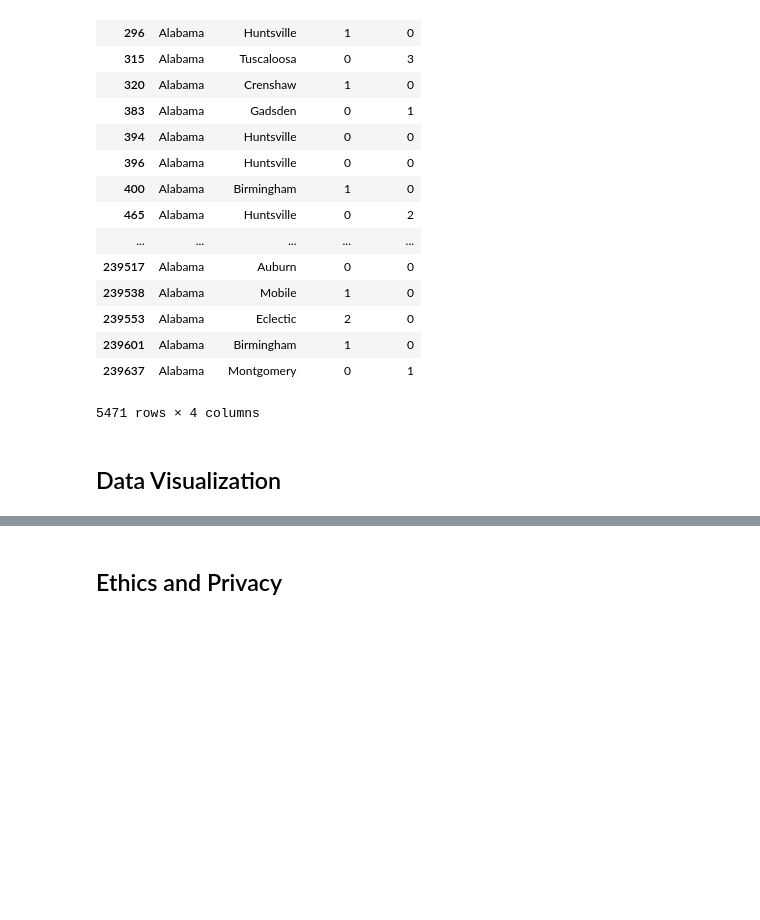
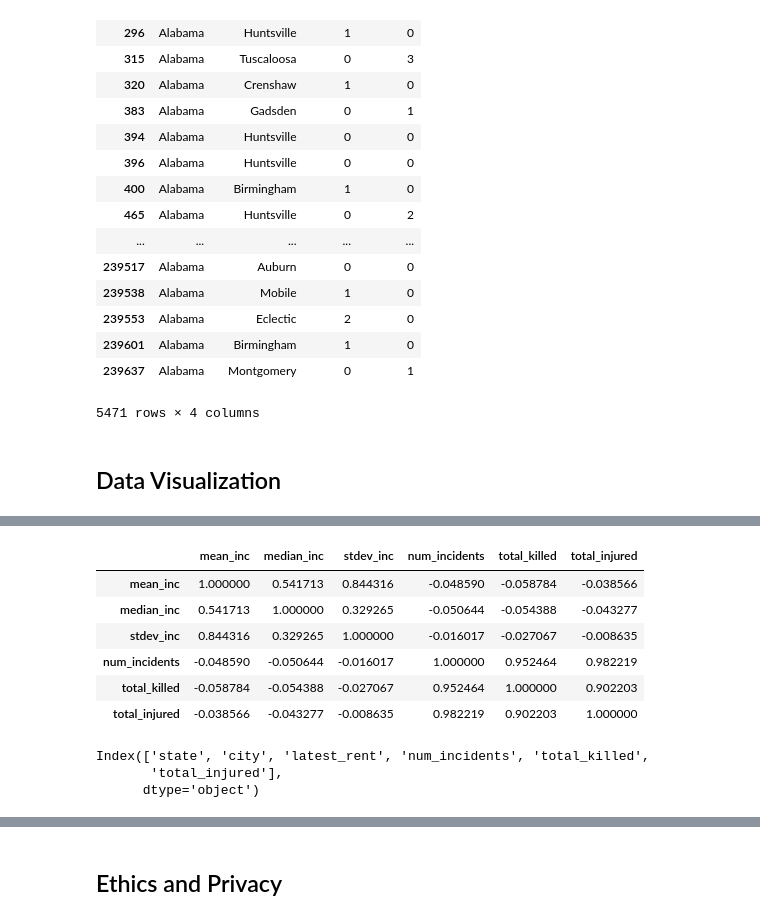
Before and after one commit to jcloo/COGS108_Final_2019, a Jupyter notebook: FinalProject.ipynb, the cells around one changed output, grey strips where cells are left out. Saved outputs shown, nothing was run; the diff lists cells and outputs as text; code cells hidden in the pictures; blank space fills up the shorter version.

Commit message:
added correlation computation for the two dataset merges

```diff
--- a/FinalProject.ipynb
+++ b/FinalProject.ipynb
@@ -220,0 +249,5 @@ py.iplot(fig, filename = 'test-choropleth-map')
+# %%
+#extract numeric data from city metrics and cast to int
+income_vs_incidents = city_metrics[['mean_inc', 'median_inc', 'stdev_inc', 'num_incidents', 'total_killed', 'total_injured']]
+income_vs_incidents = income_vs_incidents.astype('int64')
+income_vs_incidents.head()
@@ -220,0 +261,18 @@ py.iplot(fig, filename = 'test-choropleth-map')
+# %%
+#compute correlation matrix
+income_vs_incidents_corrs = income_vs_incidents.corr()
+income_vs_incidents_corrs
+# %% [output]
+|  | mean_inc | median_inc | stdev_inc | num_incidents | total_killed | total_injured |
+| mean_inc | 1.000000 | 0.541713 | 0.844316 | -0.048590 | -0.058784 | -0.038566 |
+| median_inc | 0.541713 | 1.000000 | 0.329265 | -0.050644 | -0.054388 | -0.043277 |
+| stdev_inc | 0.844316 | 0.329265 | 1.000000 | -0.016017 | -0.027067 | -0.008635 |
+| num_incidents | -0.048590 | -0.050644 | -0.016017 | 1.000000 | 0.952464 | 0.982219 |
+| total_killed | -0.058784 | -0.054388 | -0.027067 | 0.952464 | 1.000000 | 0.902203 |
+| total_injured | -0.038566 | -0.043277 | -0.008635 | 0.982219 | 0.902203 | 1.000000 |
+# %%
+city_metrics_rent.columns
+# %% [output]
+Index(['state', 'city', 'latest_rent', 'num_incidents', 'total_killed',
+       'total_injured'],
+      dtype='object')
```
Also changed, not shown: parts of 6 cells of this notebook.
